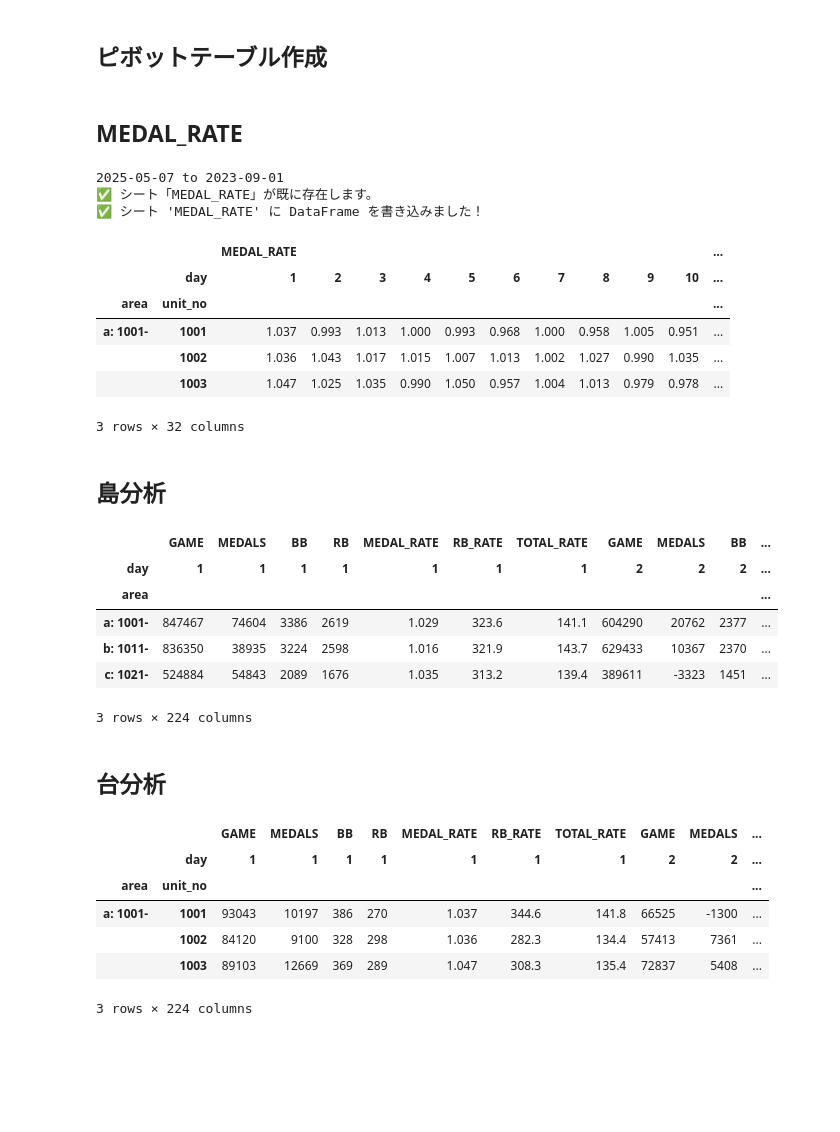
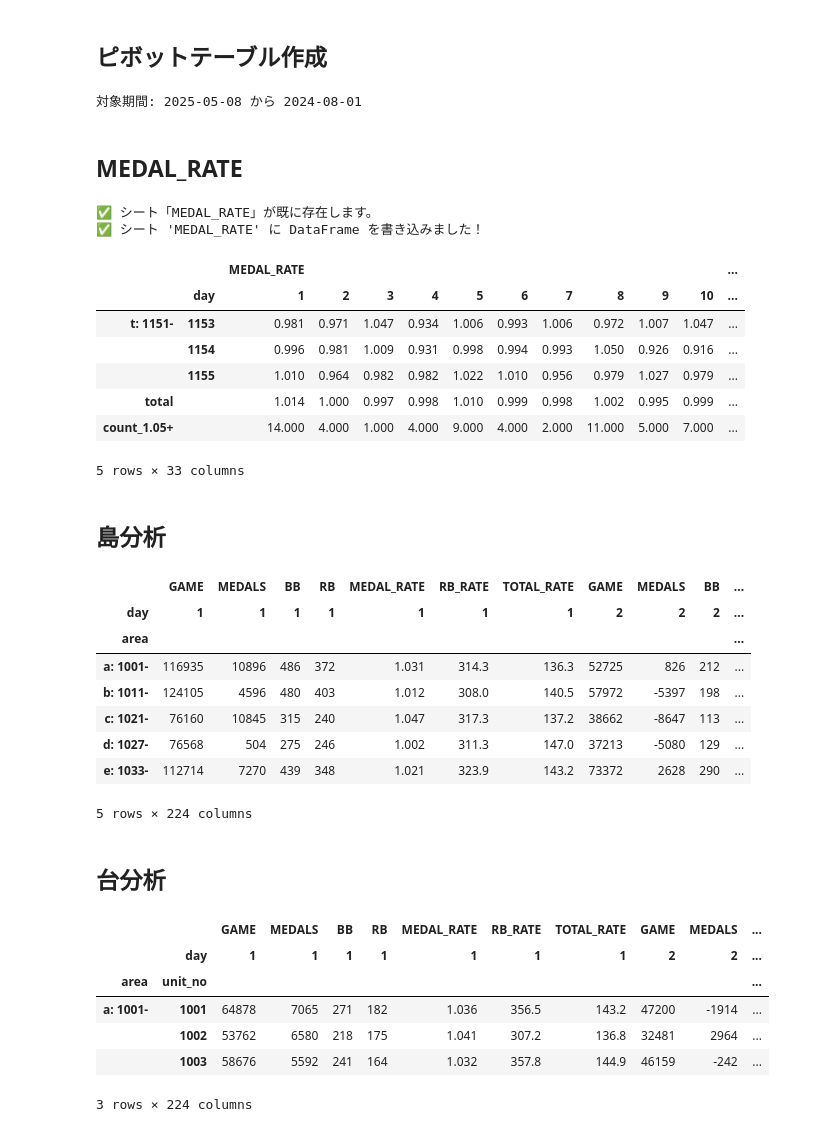
Before and after one commit to akmiccom/dataOnline, a Jupyter notebook: anaslo_02/ipynb/hall_date.ipynb, the cells around one changed output. Cells and saved outputs as stored; diff of their text form; code cells hidden in the pictures; blank space fills up the shorter version.

Commit message:
日付別、台別のシート作成した hall_date.ipynb

```diff
--- a/anaslo_02/ipynb/hall_date.ipynb
+++ b/anaslo_02/ipynb/hall_date.ipynb
@@ -204,46 +205,54 @@ def create_pivot_table(df, start_date, end_date, pivot_targets, index_targets, c
     merged.to_csv(csv_path)
 
     return merged, game, medals, medal_rate, bb, rb, rb_rate, total_rate
+# %%
+today = datetime.date.today()
+start_date = datetime.date.today()
+end_date = start_date - relativedelta(months=9, days=start_date.day - 1)
+print(f"対象期間: {start_date} から {end_date}")
+# %% [output]
+対象期間: 2025-05-08 から 2024-08-01
 # %% [markdown]
 ## MEDAL_RATE
 # %%
-start_date = datetime.date.today()
-# start_date = datetime.date(2024, 5, 6)
-end_date = start_date - relativedelta(months=20, days=start_date.day - 1)
-print(f"{start_date} to {end_date}")
-
 csv_path = f"{HALL_NAME}_medal_rate.csv"
 pivot_targets = ["game", "medals", "BB", "RB"]
 index_targets = ["area", "unit_no"]
 colmns_targets = ["day"]
 merged, game, medals, medal_rate, bb, rb, rb_rate, total_rate = create_pivot_table(
     df, start_date, end_date, pivot_targets, index_targets, colmns_targets, csv_path)
-medal_rate.to_csv(csv_path)
+# medal_rate.to_csv(csv_path)
+
+target_rate = 1.05
+medal_rate[("MEDAL_RATE", f"count_{target_rate}+")] = (medal_rate.iloc[:, :-1] >= target_rate).sum(axis=1)
+countif = (medal_rate.iloc[:-1, :] >= target_rate).sum(axis=0)
+medal_rate = pd.concat([medal_rate, pd.DataFrame([countif], index=[(f"count_{target_rate}+", "")])], axis=0)
 
 rows, cols = medal_rate.shape
 sheet_name = f"MEDAL_RATE"
 try:
     worksheet = spreadsheet.worksheet(sheet_name)
     print(f"✅ シート「{sheet_name}」が既に存在します。")
 except gspread.exceptions.WorksheetNotFound:
     worksheet = spreadsheet.add_worksheet(title=sheet_name, rows=str(rows+5), cols=str(cols+5))
     print(f"🆕 シート「{sheet_name}」を新規作成しました。")
 sheet = spreadsheet.worksheet(sheet_name)
 sheet.clear()
 set_with_dataframe(sheet, medal_rate, include_index=True)
+sheet.update_cell(1, 1, today.strftime("UPDATED: %Y-%m-%d"))
 print(f"✅ シート '{sheet_name}' に DataFrame を書き込みました！")
-medal_rate.head(3)
+medal_rate.tail()
 # %% [output]
-2025-05-07 to 2023-09-01
 ✅ シート「MEDAL_RATE」が既に存在します。
 ✅ シート 'MEDAL_RATE' に DataFrame を書き込みました！
 |  |  | MEDAL_RATE |  |  |  |  |  |  |  |  |  | ... |
 |  | day | 1 | 2 | 3 | 4 | 5 | 6 | 7 | 8 | 9 | 10 | ... |
-| area | unit_no |  |  |  |  |  |  |  |  |  |  | ... |
-| a: 1001- | 1001 | 1.037 | 0.993 | 1.013 | 1.000 | 0.993 | 0.968 | 1.000 | 0.958 | 1.005 | 0.951 | ... |
-|  | 1002 | 1.036 | 1.043 | 1.017 | 1.015 | 1.007 | 1.013 | 1.002 | 1.027 | 0.990 | 1.035 | ... |
-|  | 1003 | 1.047 | 1.025 | 1.035 | 0.990 | 1.050 | 0.957 | 1.004 | 1.013 | 0.979 | 0.978 | ... |
+| t: 1151- | 1153 | 0.981 | 0.971 | 1.047 | 0.934 | 1.006 | 0.993 | 1.006 | 0.972 | 1.007 | 1.047 | ... |
+|  | 1154 | 0.996 | 0.981 | 1.009 | 0.931 | 0.998 | 0.994 | 0.993 | 1.050 | 0.926 | 0.916 | ... |
+|  | 1155 | 1.010 | 0.964 | 0.982 | 0.982 | 1.022 | 1.010 | 0.956 | 0.979 | 1.027 | 0.979 | ... |
+| total |  | 1.014 | 1.000 | 0.997 | 0.998 | 1.010 | 0.999 | 0.998 | 1.002 | 0.995 | 0.999 | ... |
+| count_1.05+ |  | 14.000 | 4.000 | 1.000 | 4.000 | 9.000 | 4.000 | 2.000 | 11.000 | 5.000 | 7.000 | ... |
-3 rows × 32 columns
+5 rows × 33 columns
 # %% [markdown]
 ## 島分析
 # %%
@@ -252,16 +261,19 @@ pivot_targets = ["game", "medals", "BB", "RB"]
 index_targets = ["area"]
 colmns_targets = ["day"]
 merged, game, medals, medal_rate, bb, rb, rb_rate, total_rate = create_pivot_table(
-    start_date, end_date, pivot_targets, index_targets, colmns_targets, csv_path)
-merged.head(3)
+    df, start_date, end_date, pivot_targets, index_targets, colmns_targets, csv_path)
+# medal_rate.to_csv(csv_path)
+merged.head()
 # %% [output]
 |  | GAME | MEDALS | BB | RB | MEDAL_RATE | RB_RATE | TOTAL_RATE | GAME | MEDALS | BB | ... |
 | day | 1 | 1 | 1 | 1 | 1 | 1 | 1 | 2 | 2 | 2 | ... |
 | area |  |  |  |  |  |  |  |  |  |  | ... |
-| a: 1001- | 847467 | 74604 | 3386 | 2619 | 1.029 | 323.6 | 141.1 | 604290 | 20762 | 2377 | ... |
-| b: 1011- | 836350 | 38935 | 3224 | 2598 | 1.016 | 321.9 | 143.7 | 629433 | 10367 | 2370 | ... |
-| c: 1021- | 524884 | 54843 | 2089 | 1676 | 1.035 | 313.2 | 139.4 | 389611 | -3323 | 1451 | ... |
+| a: 1001- | 116935 | 10896 | 486 | 372 | 1.031 | 314.3 | 136.3 | 52725 | 826 | 212 | ... |
+| b: 1011- | 124105 | 4596 | 480 | 403 | 1.012 | 308.0 | 140.5 | 57972 | -5397 | 198 | ... |
+| c: 1021- | 76160 | 10845 | 315 | 240 | 1.047 | 317.3 | 137.2 | 38662 | -8647 | 113 | ... |
+| d: 1027- | 76568 | 504 | 275 | 246 | 1.002 | 311.3 | 147.0 | 37213 | -5080 | 129 | ... |
+| e: 1033- | 112714 | 7270 | 439 | 348 | 1.021 | 323.9 | 143.2 | 73372 | 2628 | 290 | ... |
-3 rows × 224 columns
+5 rows × 224 columns
 # %% [markdown]
 ## 台分析
 # %%
@@ -270,15 +282,16 @@ pivot_targets = ["game", "medals", "BB", "RB"]
 index_targets = ["area", "unit_no"]
 colmns_targets = ["day"]
 merged, game, medals, medal_rate, bb, rb, rb_rate, total_rate = create_pivot_table(
-    start_date, end_date, pivot_targets, index_targets, colmns_targets, csv_path)
+    df, start_date, end_date, pivot_targets, index_targets, colmns_targets, csv_path)
+# medal_rate.to_csv(csv_path)
 merged.head(3)
 # %% [output]
 |  |  | GAME | MEDALS | BB | RB | MEDAL_RATE | RB_RATE | TOTAL_RATE | GAME | MEDALS | ... |
 |  | day | 1 | 1 | 1 | 1 | 1 | 1 | 1 | 2 | 2 | ... |
 | area | unit_no |  |  |  |  |  |  |  |  |  | ... |
-| a: 1001- | 1001 | 93043 | 10197 | 386 | 270 | 1.037 | 344.6 | 141.8 | 66525 | -1300 | ... |
-|  | 1002 | 84120 | 9100 | 328 | 298 | 1.036 | 282.3 | 134.4 | 57413 | 7361 | ... |
-|  | 1003 | 89103 | 12669 | 369 | 289 | 1.047 | 308.3 | 135.4 | 72837 | 5408 | ... |
+| a: 1001- | 1001 | 64878 | 7065 | 271 | 182 | 1.036 | 356.5 | 143.2 | 47200 | -1914 | ... |
+|  | 1002 | 53762 | 6580 | 218 | 175 | 1.041 | 307.2 | 136.8 | 32481 | 2964 | ... |
+|  | 1003 | 58676 | 5592 | 241 | 164 | 1.032 | 357.8 | 144.9 | 46159 | -242 | ... |
 3 rows × 224 columns
 # %% [markdown]
 # 日付、台番号指定
```
Also changed, not shown: parts of 7 cells of this notebook, 8 other files.
